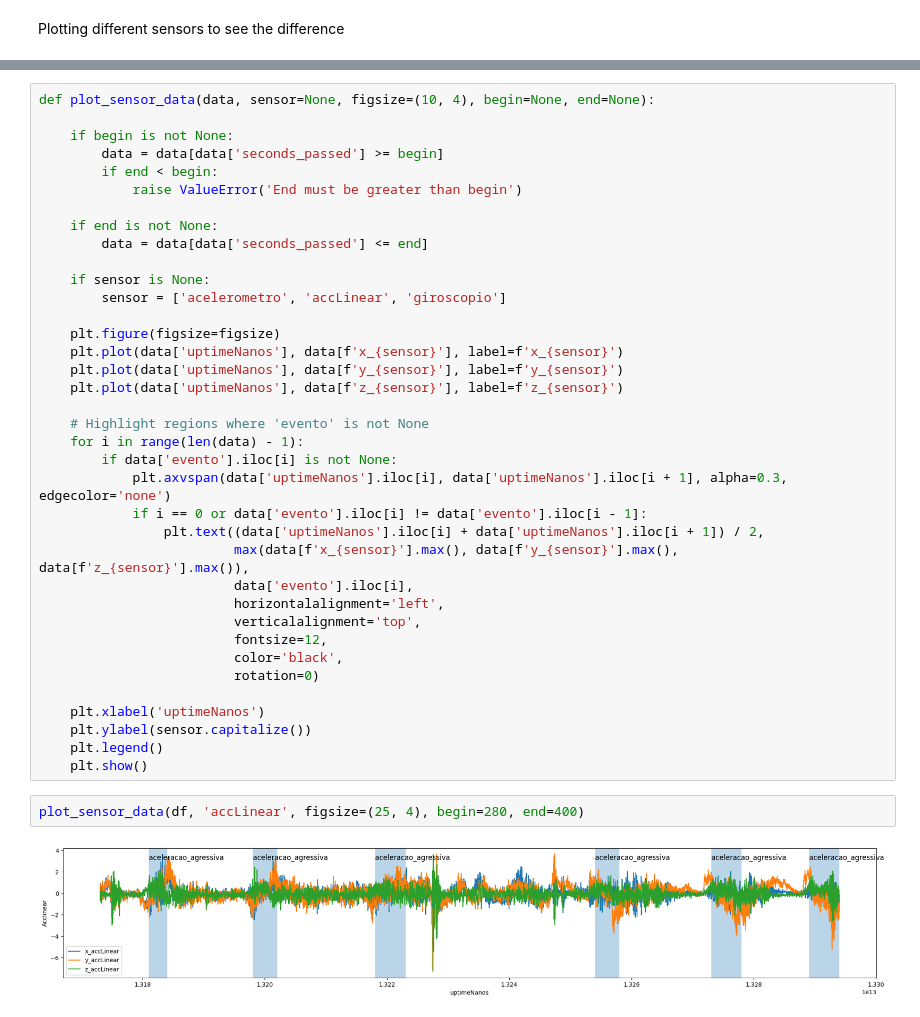
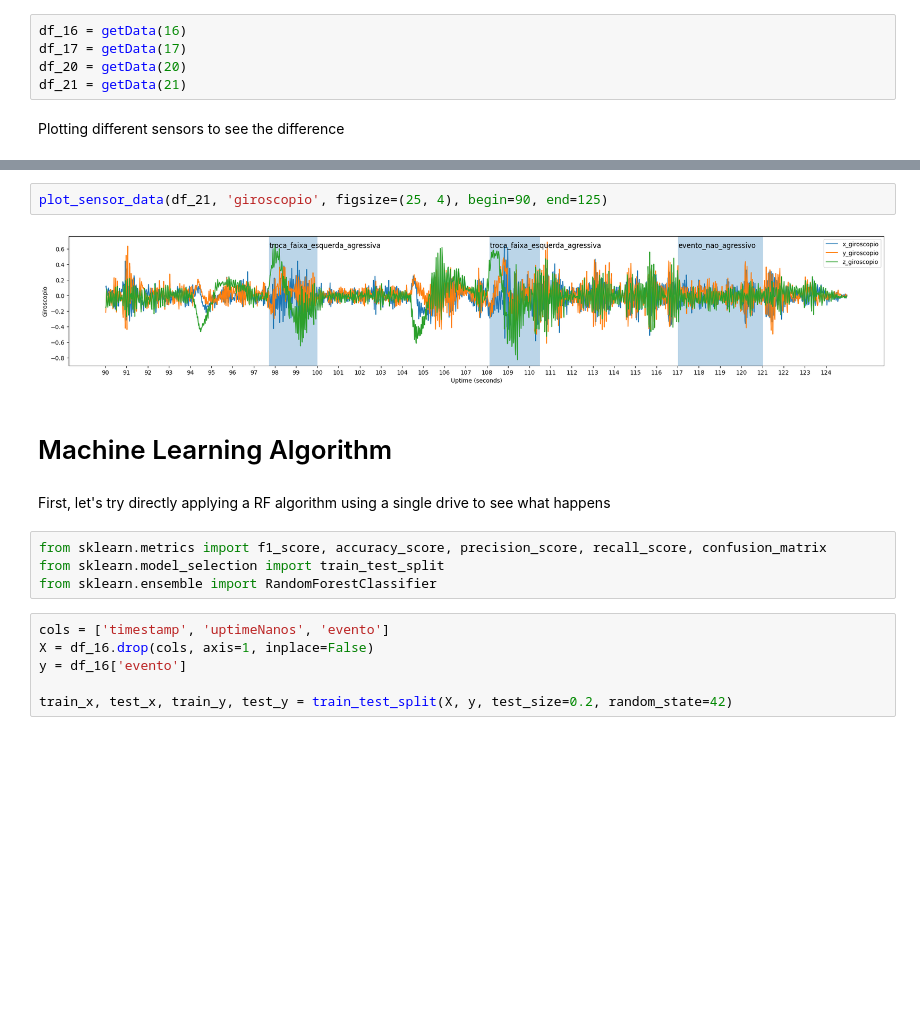
Before and after one commit to RenanFlorencio/DBdatasets, a Jupyter notebook: dbdataset/dbdataset.ipynb, the cells around one changed output, grey strips where cells are left out. Saved outputs shown, nothing was run; the diff lists cells and outputs as text; blank space fills up the shorter version.

```diff
--- a/dbdataset/dbdataset.ipynb
+++ b/dbdataset/dbdataset.ipynb
@@ -41,2 +39,7 @@ df = getData(17)
+# %%
+df_16 = getData(16)
+df_17 = getData(17)
+df_20 = getData(20)
+df_21 = getData(21)
 # %% [markdown]
 Plotting different sensors to see the difference
@@ -71,41 +83,18 @@ def plot_multiple_sensors(data, sensors, figsize=(10, 4), begin=None, end=None):
-# %%
-def plot_sensor_data(data, sensor=None, figsize=(10, 4), begin=None, end=None):
-
-    if begin is not None:
-        data = data[data['seconds_passed'] >= begin]
-        if end < begin:
-            raise ValueError('End must be greater than begin')
-
-    if end is not None:
-        data = data[data['seconds_passed'] <= end]
-
-    if sensor is None:
-        sensor = ['acelerometro', 'accLinear', 'giroscopio']
-
-    plt.figure(figsize=figsize)
-    plt.plot(data['uptimeNanos'], data[f'x_{sensor}'], label=f'x_{sensor}')
-    plt.plot(data['uptimeNanos'], data[f'y_{sensor}'], label=f'y_{sensor}')
-    plt.plot(data['uptimeNanos'], data[f'z_{sensor}'], label=f'z_{sensor}')
-
-    # Highlight regions where 'evento' is not None
-    for i in range(len(data) - 1):
-        if data['evento'].iloc[i] is not None:
-            plt.axvspan(data['uptimeNanos'].iloc[i], data['uptimeNanos'].iloc[i + 1], alpha=0.3, edgecolor='none')
-            if i == 0 or data['evento'].iloc[i] != data['evento'].iloc[i - 1]:
-                plt.text((data['uptimeNanos'].iloc[i] + data['uptimeNanos'].iloc[i + 1]) / 2,
-                         max(data[f'x_{sensor}'].max(), data[f'y_{sensor}'].max(), data[f'z_{sensor}'].max()),
-                         data['evento'].iloc[i],
-                         horizontalalignment='left',
-                         verticalalignment='top',
-                         fontsize=12,
-                         color='black',
-                         rotation=0)
-
-    plt.xlabel('uptimeNanos')
-    plt.ylabel(sensor.capitalize())
-    plt.legend()
-    plt.show()
 # %%
-plot_sensor_data(df, 'accLinear', figsize=(25, 4), begin=280, end=400)
+plot_sensor_data(df_21, 'giroscopio', figsize=(25, 4), begin=90, end=125)
 # %% [output]
-[figure, old version]
+[figure, new version]
+# %% [markdown]
+# Machine Learning Algorithm
+# %% [markdown]
+First, let's try directly applying a RF algorithm using a single drive to see what happens
+# %%
+from sklearn.metrics import f1_score, accuracy_score, precision_score, recall_score, confusion_matrix
+from sklearn.model_selection import train_test_split
+from sklearn.ensemble import RandomForestClassifier
+# %%
+cols = ['timestamp', 'uptimeNanos', 'evento']
+X = df_16.drop(cols, axis=1, inplace=False)
+y = df_16['evento']
+
+train_x, test_x, train_y, test_y = train_test_split(X, y, test_size=0.2, random_state=42)
```
Also changed, not shown: parts of 7 cells of this notebook.
